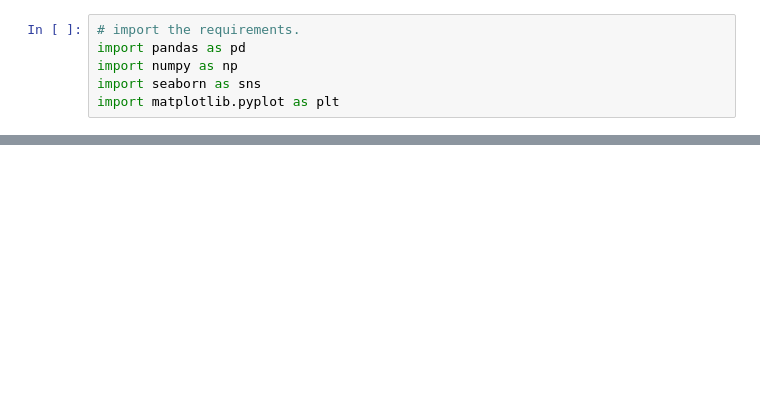
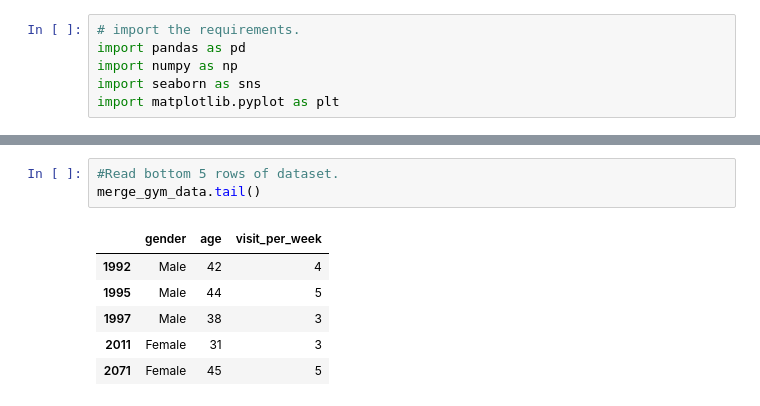
Before and after one commit to Pratikpant2020/Comprehensive-analysis-of-Gym-membership-and-Gym-members-exercise, a Jupyter notebook: merge_gym_data.ipynb, the cells around one changed output, grey strips where cells are left out. Drawn from its saved outputs; the diff is of its cells as text; blank space fills up the shorter version.

```diff
--- a/merge_gym_data.ipynb
+++ b/merge_gym_data.ipynb
@@ -18,2 +45,12 @@ merge_gym_data.head()
+# %%
+#Read bottom 5 rows of dataset.
+merge_gym_data.tail()
+# %% [output]
+|  | gender | age | visit_per_week |
+| 1992 | Male | 42 | 4 |
+| 1995 | Male | 44 | 5 |
+| 1997 | Male | 38 | 3 |
+| 2011 | Female | 31 | 3 |
+| 2071 | Female | 45 | 5 |
 # %%
 merge_gym_data.info()
```
Also changed, not shown: parts of 22 cells of this notebook, 1 other file.
